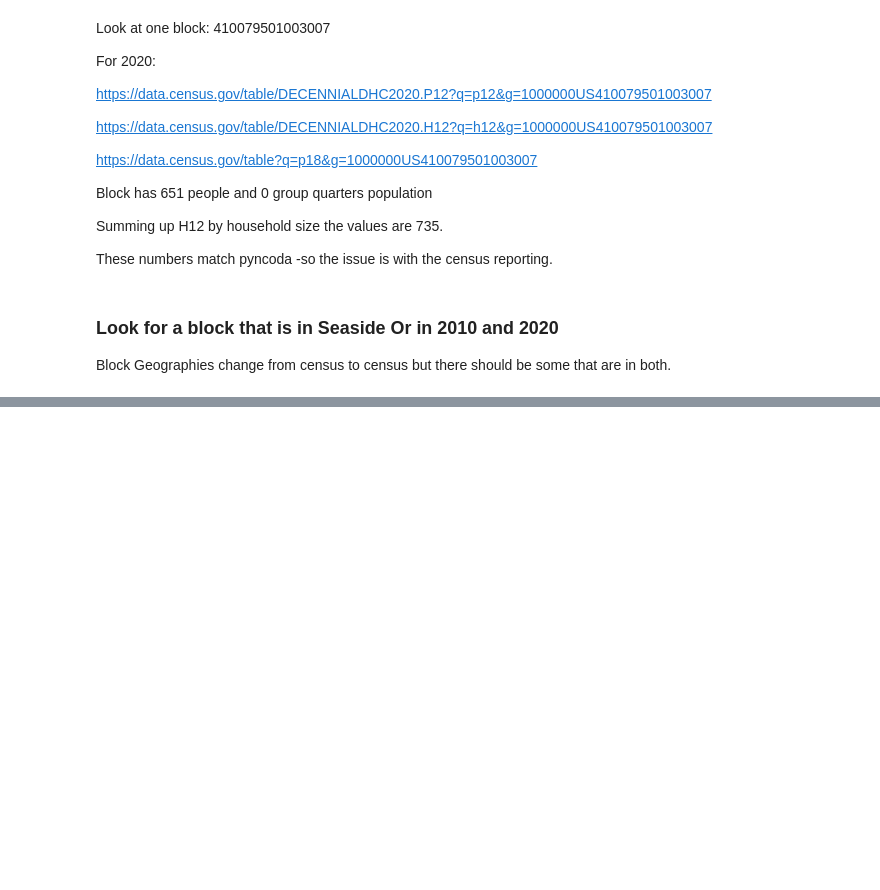
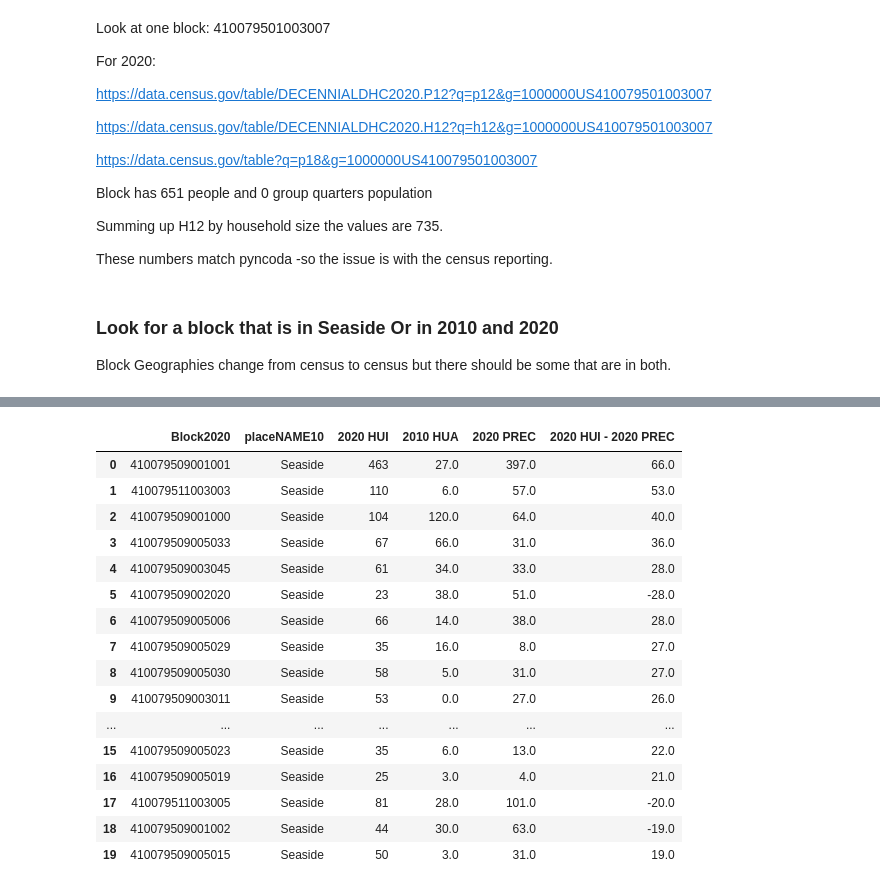
Before and after one commit to npr99/intersect-community-data, a Jupyter notebook: ncoda_07kv7_HUA_PREC_Disability.ipynb, the cells around one changed output, grey strips where cells are left out. Drawn from its saved outputs; the diff is of its cells as text; code cells hidden in the pictures; blank space fills up the shorter version.

```diff
--- a/ncoda_07kv7_HUA_PREC_Disability.ipynb
+++ b/ncoda_07kv7_HUA_PREC_Disability.ipynb
@@ -1248,6 +1246,9 @@ hui_by_block = (hui_compare_df.groupby('Block2020', dropna=False, as_index=False
 prec_by_block = (prec_compare_df.groupby('Block2020', dropna=False)['precid']
                  .nunique()
                  .reset_index(name='precid_count'))
+hua_by_block = (hua2010_compare_df.groupby(['Block2010','placeNAME10'], dropna=False, as_index=False)['numprec']
+                .sum()
+                .rename(columns={'numprec': 'hua_numprec_sum'}))
 print(f'HUI blocks: {len(hui_by_block):,}; summed numprec: {hui_by_block.hui_numprec_sum.sum():,}')
 print(f'PREC blocks: {len(prec_by_block):,}; counted precid values: {prec_by_block.precid_count.sum():,}')
 # %% [output]
@@ -1322,0 +1319,4 @@ prec_compare_df.head()
+# %%
+# add block merge
+block_comparison_df['blockmerge'] = block_comparison_df['Block2020']
+block_comparison_df.head()
@@ -1322,0 +1330,4 @@ prec_compare_df.head()
+# %%
+# add block merge
+hua_by_block['blockmerge'] = hua_by_block['Block2010']
+hua_by_block.head()
@@ -1322,0 +1341,37 @@ prec_compare_df.head()
+# %%
+# merge block_comparison_df with hua2010_compare_df to get placeNAME10
+block_comparison_with_place_df = block_comparison_df.merge(
+    hua_by_block, on='blockmerge', how='inner')
+
+# rename comlumns
+block_comparison_with_place_df = block_comparison_with_place_df.rename(columns={
+    'hui_numprec_sum': '2020 HUI',
+    'hua_numprec_sum': '2010 HUA',
+    'precid_count': '2020 PREC',
+    'difference' : '2020 HUI - 2020 PREC'
+})
+# %%
+
+block_comparison_with_place_df[['Block2020', 'placeNAME10',
+                                '2020 HUI',
+                                '2010 HUA',
+                                '2020 PREC',
+                                '2020 HUI - 2020 PREC']].head(20)
+# %% [output]
+|  | Block2020 | placeNAME10 | 2020 HUI | 2010 HUA | 2020 PREC | 2020 HUI - 2020 PREC |
+| 0 | 410079509001001 | Seaside | 463 | 27.0 | 397.0 | 66.0 |
+| 1 | 410079511003003 | Seaside | 110 | 6.0 | 57.0 | 53.0 |
+| 2 | 410079509001000 | Seaside | 104 | 120.0 | 64.0 | 40.0 |
+| 3 | 410079509005033 | Seaside | 67 | 66.0 | 31.0 | 36.0 |
+| 4 | 410079509003045 | Seaside | 61 | 34.0 | 33.0 | 28.0 |
+| 5 | 410079509002020 | Seaside | 23 | 38.0 | 51.0 | -28.0 |
+| 6 | 410079509005006 | Seaside | 66 | 14.0 | 38.0 | 28.0 |
+| 7 | 410079509005029 | Seaside | 35 | 16.0 | 8.0 | 27.0 |
+| 8 | 410079509005030 | Seaside | 58 | 5.0 | 31.0 | 27.0 |
+| 9 | 410079509003011 | Seaside | 53 | 0.0 | 27.0 | 26.0 |
+| ... | ... | ... | ... | ... | ... | ... |
+| 15 | 410079509005023 | Seaside | 35 | 6.0 | 13.0 | 22.0 |
+| 16 | 410079509005019 | Seaside | 25 | 3.0 | 4.0 | 21.0 |
+| 17 | 410079511003005 | Seaside | 81 | 28.0 | 101.0 | -20.0 |
+| 18 | 410079509001002 | Seaside | 44 | 30.0 | 63.0 | -19.0 |
+| 19 | 410079509005015 | Seaside | 50 | 3.0 | 31.0 | 19.0 |
```
Also changed, not shown: parts of 5 cells of this notebook.
